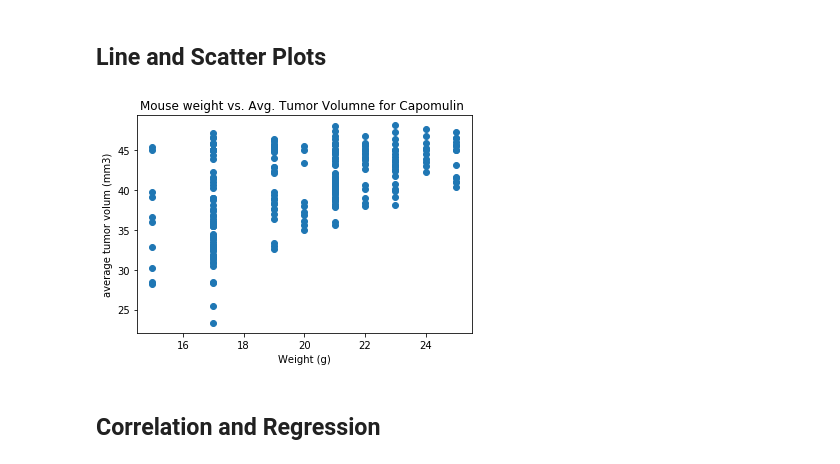
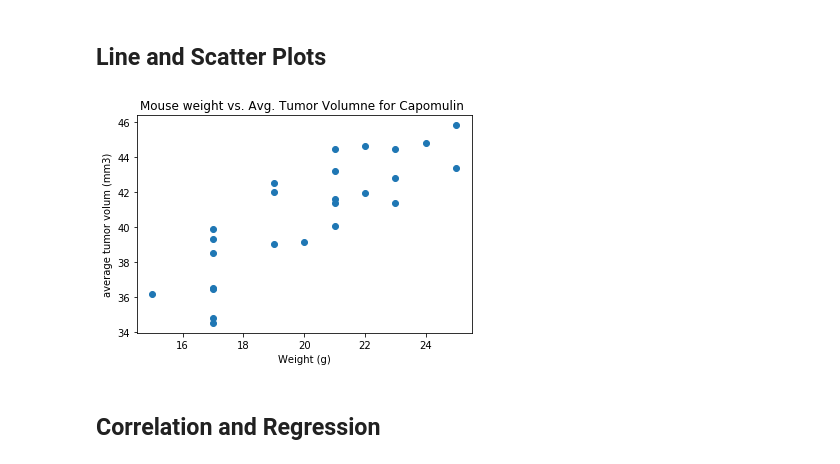
Before and after one commit to hongsulbum/matplot_hw_final, a Jupyter notebook: Pymaceuticals/pymaceuticals_starter.ipynb, the cells around one changed output. Cells and saved outputs as stored; diff of their text form; code cells hidden in the pictures.

```diff
--- a/Pymaceuticals/pymaceuticals_starter.ipynb
+++ b/Pymaceuticals/pymaceuticals_starter.ipynb
@@ -280,15 +292,19 @@ plt.show()
 # %%
 # Generate a scatter plot of mouse weight versus average tumor volume for the Capomulin regimen
 capo = clean_data[clean_data["Drug Regimen"].isin(["Capomulin"])]
-plt.scatter(capo.iloc[:,4],capo.iloc[:,6])
+capo_plot = capo.groupby(["Mouse ID"])["Weight (g)","Tumor Volume (mm3)"].mean()
+
+capo_plot.head()
+
+
+plt.scatter(capo_plot["Weight (g)"],capo_plot["Tumor Volume (mm3)"])
 
 plt.title("Mouse weight vs. Avg. Tumor Volumne for Capomulin ")
 plt.xlabel("Weight (g)")
 plt.ylabel("average tumor volum (mm3)")
-
 plt.show()
 # %% [output]
-[figure, old version]
+[figure, new version]
 # %% [markdown]
 ## Correlation and Regression
 # %%
```
Also changed, not shown: parts of 2 cells of this notebook.
